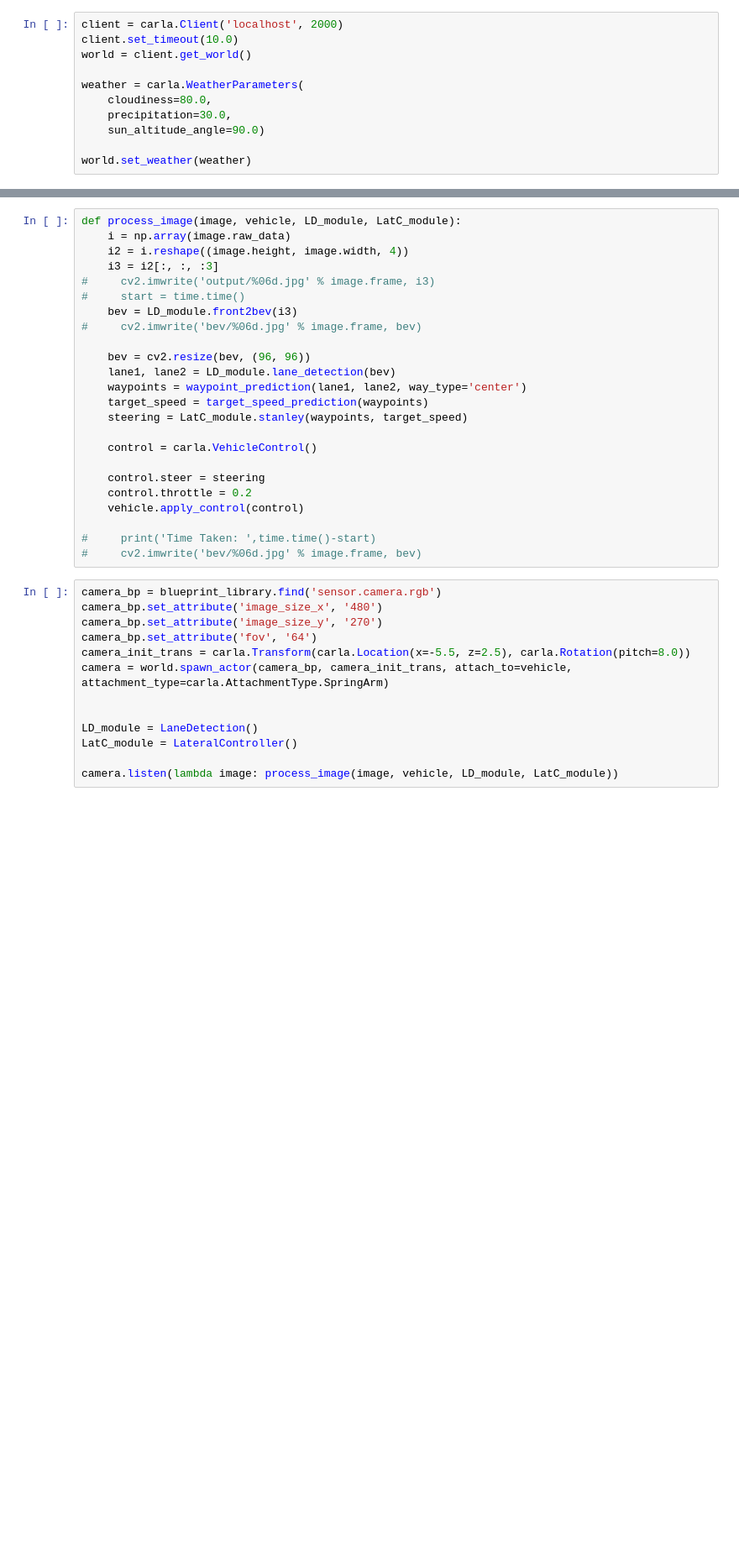
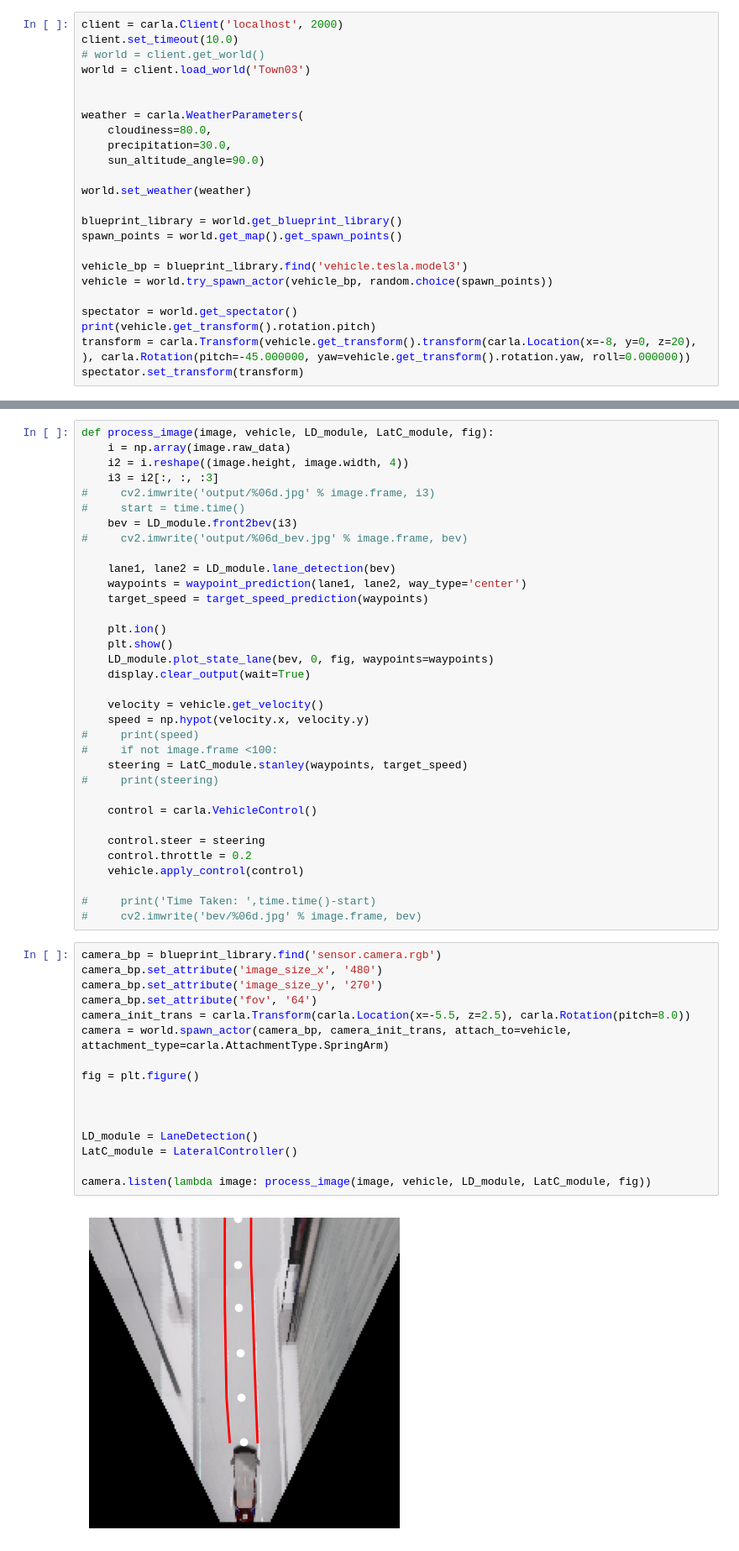
Before and after one commit to HiPatil/RobotLearning-Vision-for-Navigation, a Jupyter notebook: Control_LaneDetection_PathPlanning/test.ipynb, the cells around one changed output, grey strips where cells are left out. Shown at 84% size. Saved outputs shown, nothing was run; the diff lists cells and outputs as text; blank space fills up the shorter version.

```diff
--- a/Control_LaneDetection_PathPlanning/test.ipynb
+++ b/Control_LaneDetection_PathPlanning/test.ipynb
@@ -11,7 +14,9 @@ from waypoint_prediction import waypoint_prediction, target_speed_prediction
 # %%
 client = carla.Client('localhost', 2000)
 client.set_timeout(10.0)
-world = client.get_world()
+# world = client.get_world()
+world = client.load_world('Town03')
+
 
 weather = carla.WeatherParameters(
     cloudiness=80.0,
@@ -19,3 +24,14 @@ weather = carla.WeatherParameters(
     sun_altitude_angle=90.0)
 
 world.set_weather(weather)
+
+blueprint_library = world.get_blueprint_library()
+spawn_points = world.get_map().get_spawn_points()
+
+vehicle_bp = blueprint_library.find('vehicle.tesla.model3')
+vehicle = world.try_spawn_actor(vehicle_bp, random.choice(spawn_points))
+
+spectator = world.get_spectator()
+print(vehicle.get_transform().rotation.pitch)
+transform = carla.Transform(vehicle.get_transform().transform(carla.Location(x=-8, y=0, z=20), ), carla.Rotation(pitch=-45.000000, yaw=vehicle.get_transform().rotation.yaw, roll=0.000000))
+spectator.set_transform(transform)
@@ -42,18 +47,28 @@ spectator.set_transform(transform)
 # %%
-def process_image(image, vehicle, LD_module, LatC_module):
+def process_image(image, vehicle, LD_module, LatC_module, fig):
     i = np.array(image.raw_data)
     i2 = i.reshape((image.height, image.width, 4))
     i3 = i2[:, :, :3]
 #     cv2.imwrite('output/%06d.jpg' % image.frame, i3)
 #     start = time.time()
     bev = LD_module.front2bev(i3)
-#     cv2.imwrite('bev/%06d.jpg' % image.frame, bev)
+#     cv2.imwrite('output/%06d_bev.jpg' % image.frame, bev)
 
-    bev = cv2.resize(bev, (96, 96))
     lane1, lane2 = LD_module.lane_detection(bev)
     waypoints = waypoint_prediction(lane1, lane2, way_type='center')
     target_speed = target_speed_prediction(waypoints)
+
+    plt.ion()
+    plt.show()
+    LD_module.plot_state_lane(bev, 0, fig, waypoints=waypoints)
+    display.clear_output(wait=True)
+
+    velocity = vehicle.get_velocity()
+    speed = np.hypot(velocity.x, velocity.y)
+#     print(speed)
+#     if not image.frame <100:
     steering = LatC_module.stanley(waypoints, target_speed)
+#     print(steering)
 
     control = carla.VehicleControl()
 
@@ -66,13 +81,18 @@ def process_image(image, vehicle, LD_module, LatC_module):
 # %%
 camera_bp = blueprint_library.find('sensor.camera.rgb')
 camera_bp.set_attribute('image_size_x', '480')
 camera_bp.set_attribute('image_size_y', '270')
 camera_bp.set_attribute('fov', '64')
 camera_init_trans = carla.Transform(carla.Location(x=-5.5, z=2.5), carla.Rotation(pitch=8.0))
 camera = world.spawn_actor(camera_bp, camera_init_trans, attach_to=vehicle, attachment_type=carla.AttachmentType.SpringArm)
 
+fig = plt.figure()
+
+
 
 LD_module = LaneDetection()
 LatC_module = LateralController()
 
-camera.listen(lambda image: process_image(image, vehicle, LD_module, LatC_module))
+camera.listen(lambda image: process_image(image, vehicle, LD_module, LatC_module, fig))
+# %% [output]
+[figure, added]
```
Also changed, not shown: parts of 9 cells of this notebook, 4 other files.
